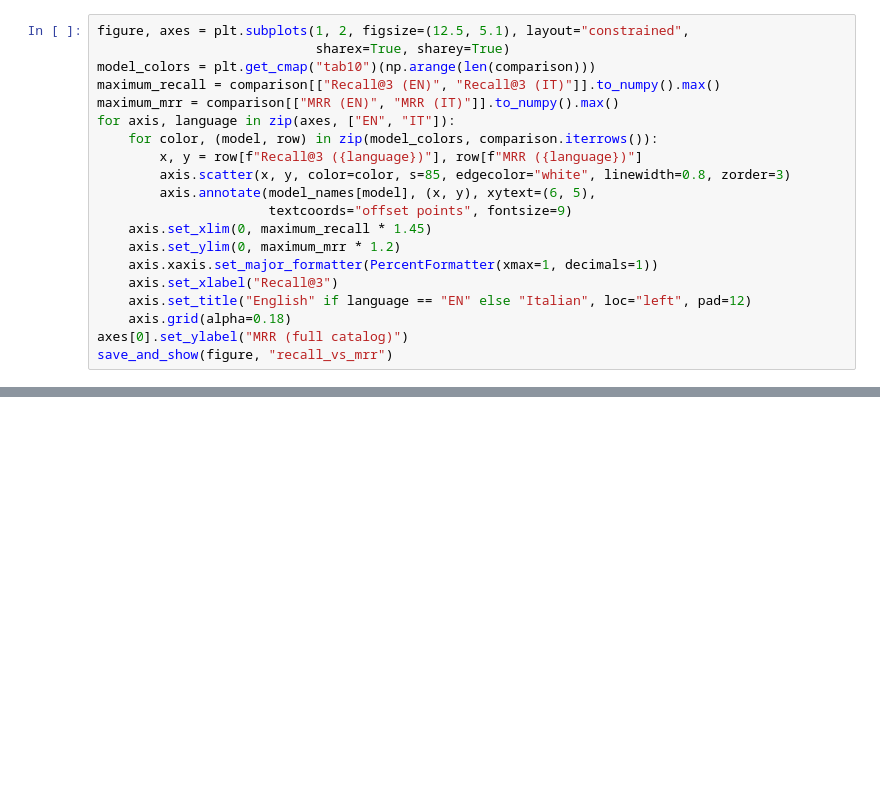
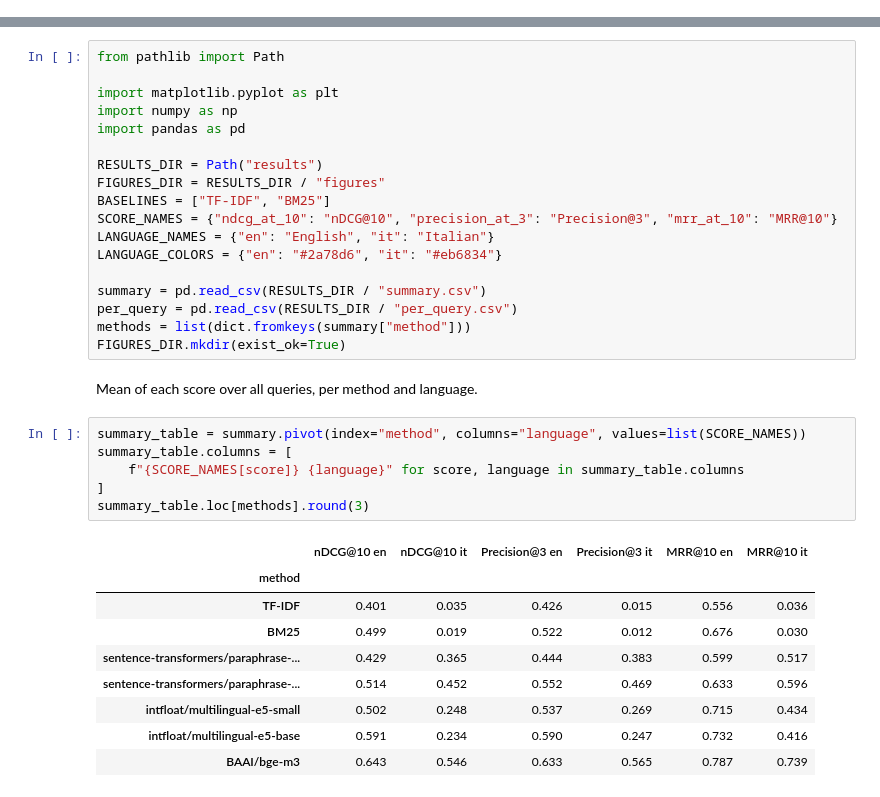
Before and after one commit to riccardopll/luiss-cinemadb, a Jupyter notebook: pipeline/report.ipynb, the cells around one changed output, grey strips where cells are left out. Cells and saved outputs as stored; diff of their text form; blank space fills up the shorter version.

```diff
--- a/pipeline/report.ipynb
+++ b/pipeline/report.ipynb
@@ -248,20 +0,0 @@ Both panels use the same scales so the languages can be compared.
-# %%
-figure, axes = plt.subplots(1, 2, figsize=(12.5, 5.1), layout="constrained",
-                            sharex=True, sharey=True)
-model_colors = plt.get_cmap("tab10")(np.arange(len(comparison)))
-maximum_recall = comparison[["Recall@3 (EN)", "Recall@3 (IT)"]].to_numpy().max()
-maximum_mrr = comparison[["MRR (EN)", "MRR (IT)"]].to_numpy().max()
-for axis, language in zip(axes, ["EN", "IT"]):
-    for color, (model, row) in zip(model_colors, comparison.iterrows()):
-        x, y = row[f"Recall@3 ({language})"], row[f"MRR ({language})"]
-        axis.scatter(x, y, color=color, s=85, edgecolor="white", linewidth=0.8, zorder=3)
-        axis.annotate(model_names[model], (x, y), xytext=(6, 5),
-                      textcoords="offset points", fontsize=9)
-    axis.set_xlim(0, maximum_recall * 1.45)
-    axis.set_ylim(0, maximum_mrr * 1.2)
-    axis.xaxis.set_major_formatter(PercentFormatter(xmax=1, decimals=1))
-    axis.set_xlabel("Recall@3")
-    axis.set_title("English" if language == "EN" else "Italian", loc="left", pad=12)
-    axis.grid(alpha=0.18)
-axes[0].set_ylabel("MRR (full catalog)")
-save_and_show(figure, "recall_vs_mrr")
@@ -386,0 +5,36 @@ The notebook can be refreshed with **Run All** after updating `comparison_table.
+# %%
+from pathlib import Path
+
+import matplotlib.pyplot as plt
+import numpy as np
+import pandas as pd
+
+RESULTS_DIR = Path("results")
+FIGURES_DIR = RESULTS_DIR / "figures"
+BASELINES = ["TF-IDF", "BM25"]
+SCORE_NAMES = {"ndcg_at_10": "nDCG@10", "precision_at_3": "Precision@3", "mrr_at_10": "MRR@10"}
+LANGUAGE_NAMES = {"en": "English", "it": "Italian"}
+LANGUAGE_COLORS = {"en": "#2a78d6", "it": "#eb6834"}
+
+summary = pd.read_csv(RESULTS_DIR / "summary.csv")
+per_query = pd.read_csv(RESULTS_DIR / "per_query.csv")
+methods = list(dict.fromkeys(summary["method"]))
+FIGURES_DIR.mkdir(exist_ok=True)
+# %% [markdown]
+Mean of each score over all queries, per method and language.
+# %%
+summary_table = summary.pivot(index="method", columns="language", values=list(SCORE_NAMES))
+summary_table.columns = [
+    f"{SCORE_NAMES[score]} {language}" for score, language in summary_table.columns
+]
+summary_table.loc[methods].round(3)
+# %% [output]
+|  | nDCG@10 en | nDCG@10 it | Precision@3 en | Precision@3 it | MRR@10 en | MRR@10 it |
+| method |  |  |  |  |  |  |
+| TF-IDF | 0.401 | 0.035 | 0.426 | 0.015 | 0.556 | 0.036 |
+| BM25 | 0.499 | 0.019 | 0.522 | 0.012 | 0.676 | 0.030 |
+| sentence-transformers/paraphrase-... | 0.429 | 0.365 | 0.444 | 0.383 | 0.599 | 0.517 |
+| sentence-transformers/paraphrase-... | 0.514 | 0.452 | 0.552 | 0.469 | 0.633 | 0.596 |
+| intfloat/multilingual-e5-small | 0.502 | 0.248 | 0.537 | 0.269 | 0.715 | 0.434 |
+| intfloat/multilingual-e5-base | 0.591 | 0.234 | 0.590 | 0.247 | 0.732 | 0.416 |
+| BAAI/bge-m3 | 0.643 | 0.546 | 0.633 | 0.565 | 0.787 | 0.739 |
```
Also changed, not shown: parts of 27 cells of this notebook, 33 other files.
